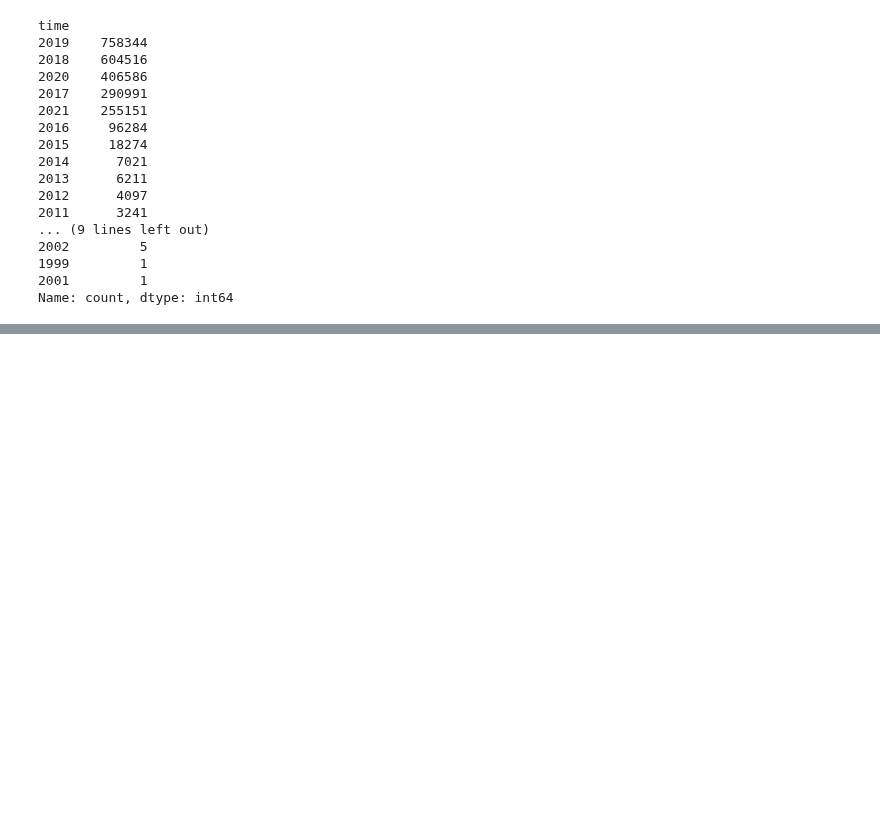
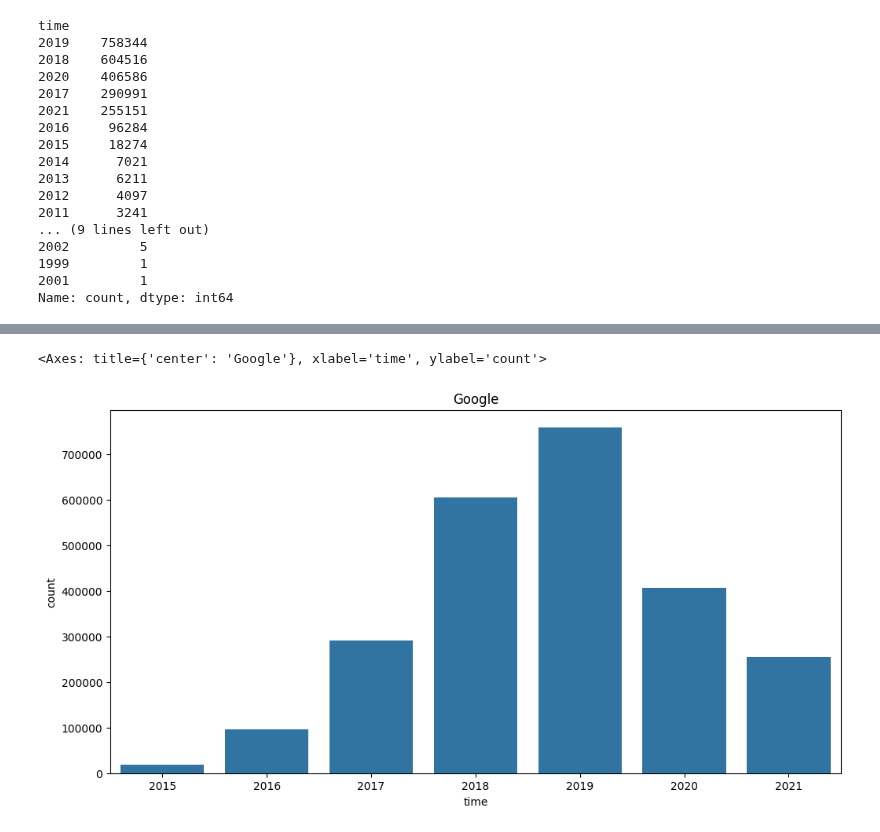
Before and after one commit to Paniceres/GP_Henry, a Jupyter notebook: etl-eda/etl_user_yelp.ipynb, the cells around one changed output, grey strips where cells are left out. Cells and saved outputs as stored; diff of their text form; code cells hidden in the pictures; blank space fills up the shorter version.

```diff
--- a/etl-eda/etl_user_yelp.ipynb
+++ b/etl-eda/etl_user_yelp.ipynb
@@ -194,0 +196,7 @@ sns.barplot(usuariosG['time'].dt.year.value_counts())
+# %%
+plt.figure(figsize=(12,6))
+plt.title('Google')
+sns.barplot(criterio)
+# %% [output]
+<Axes: title={'center': 'Google'}, xlabel='time', ylabel='count'>
+[figure, added]
```
Also changed, not shown: parts of 4 cells of this notebook, 2 other files.
